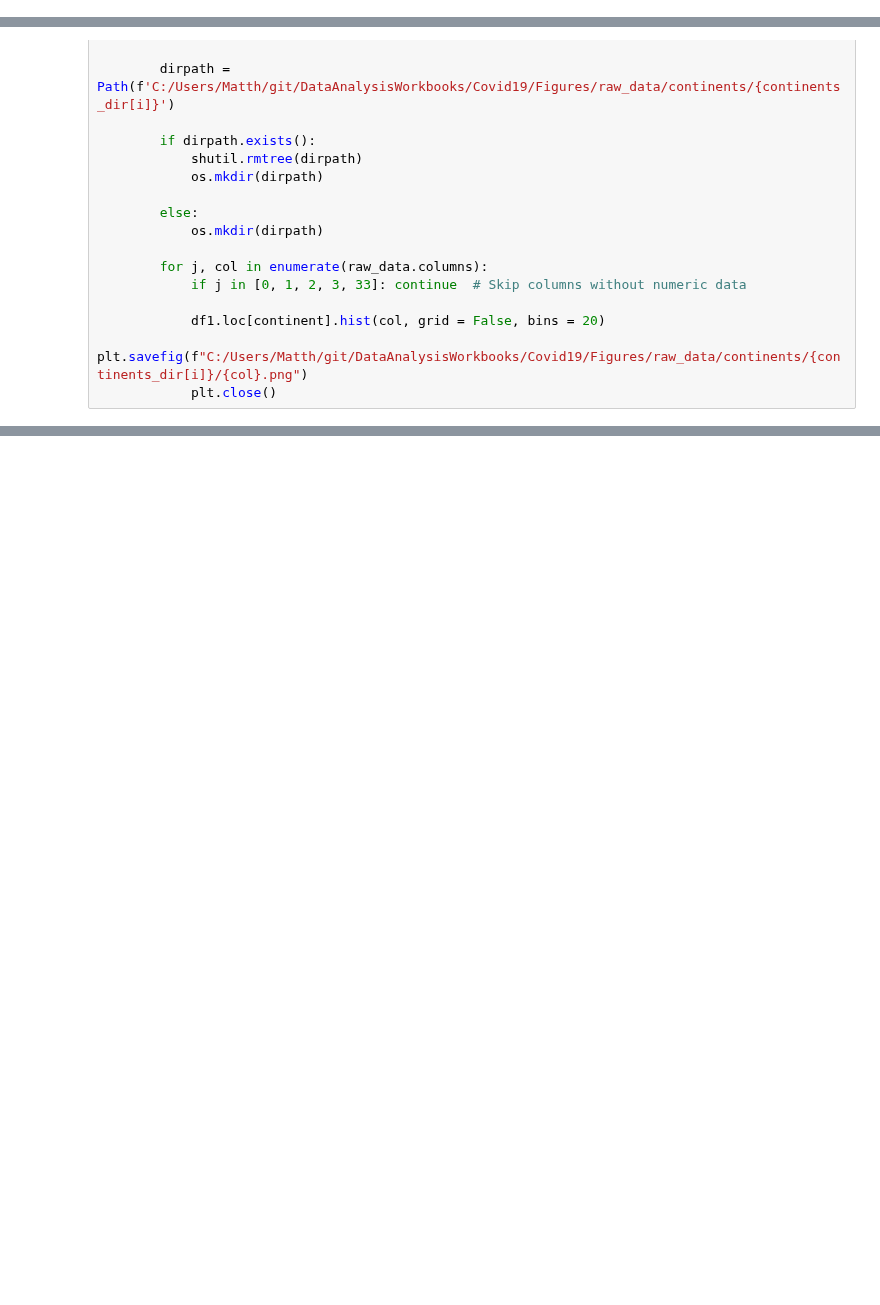
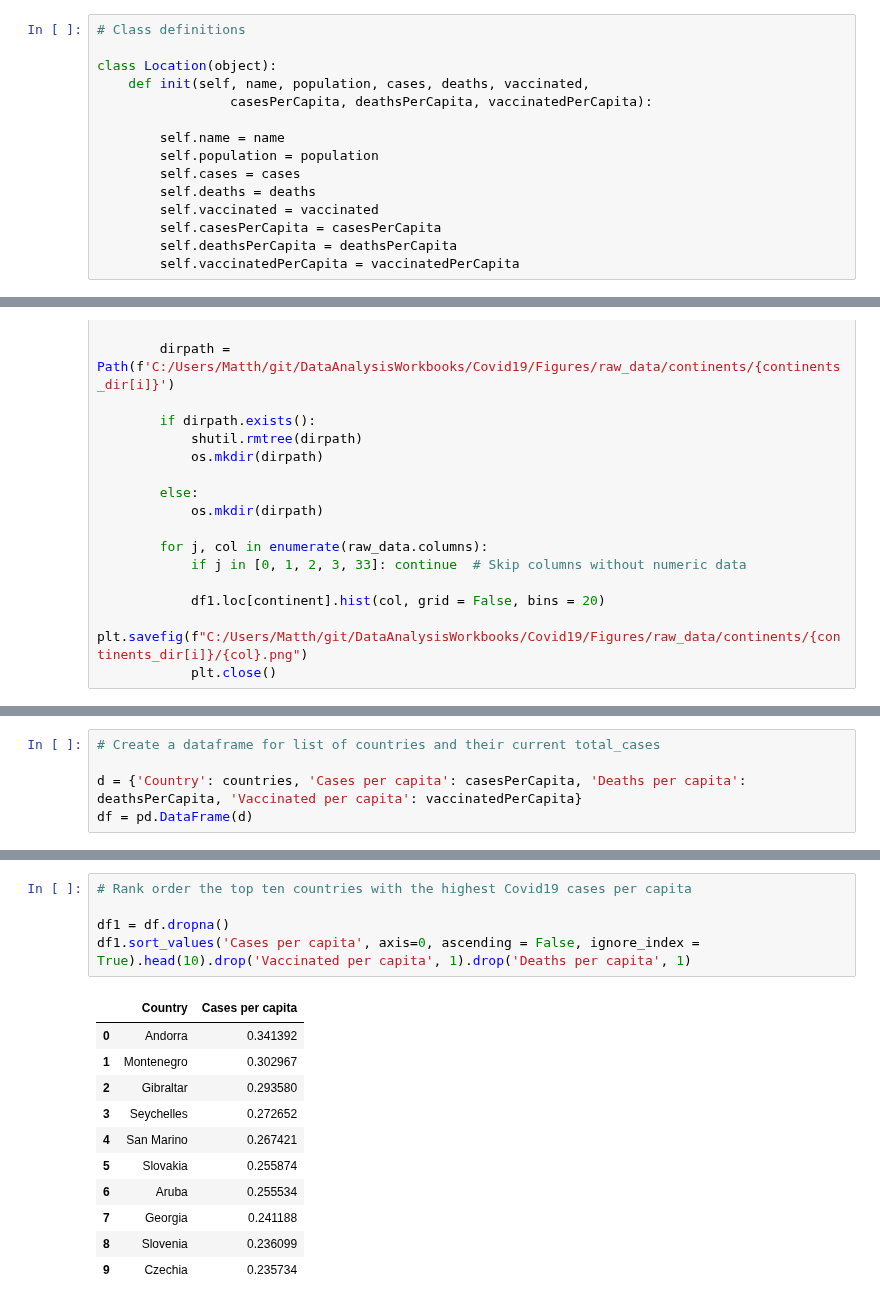
Before and after one commit to msdec321/DataAnalysisWorkbooks, a Jupyter notebook: Covid19/Covid19_workbook.ipynb, the cells around one changed output, grey strips where cells are left out. Drawn from its saved outputs; the diff is of its cells as text; blank space fills up the shorter version.

```diff
--- a/Covid19/Covid19_workbook.ipynb
+++ b/Covid19/Covid19_workbook.ipynb
@@ -15,0 +17,15 @@ make_aggregate_histograms = False  # 1min, 1MB
+# %%
+# Class definitions
+
+class Location(object):
+    def init(self, name, population, cases, deaths, vaccinated,
+                 casesPerCapita, deathsPerCapita, vaccinatedPerCapita):
+
+        self.name = name
+        self.population = population
+        self.cases = cases
+        self.deaths = deaths
+        self.vaccinated = vaccinated
+        self.casesPerCapita = casesPerCapita
+        self.deathsPerCapita = deathsPerCapita
+        self.vaccinatedPerCapita = vaccinatedPerCapita
@@ -160,0 +246,5 @@ if make_continent_histograms:
+# %%
+# Create a dataframe for list of countries and their current total_cases
+
+d = {'Country': countries, 'Cases per capita': casesPerCapita, 'Deaths per capita': deathsPerCapita, 'Vaccinated per capita': vaccinatedPerCapita}
+df = pd.DataFrame(d)
@@ -160,0 +266,17 @@ if make_continent_histograms:
+# %%
+# Rank order the top ten countries with the highest Covid19 cases per capita
+
+df1 = df.dropna()
+df1.sort_values('Cases per capita', axis=0, ascending = False, ignore_index = True).head(10).drop('Vaccinated per capita', 1).drop('Deaths per capita', 1)
+# %% [output]
+|  | Country | Cases per capita |
+| 0 | Andorra | 0.341392 |
+| 1 | Montenegro | 0.302967 |
+| 2 | Gibraltar | 0.293580 |
+| 3 | Seychelles | 0.272652 |
+| 4 | San Marino | 0.267421 |
+| 5 | Slovakia | 0.255874 |
+| 6 | Aruba | 0.255534 |
+| 7 | Georgia | 0.241188 |
+| 8 | Slovenia | 0.236099 |
+| 9 | Czechia | 0.235734 |
```
Also changed, not shown: parts of 9 cells of this notebook.
